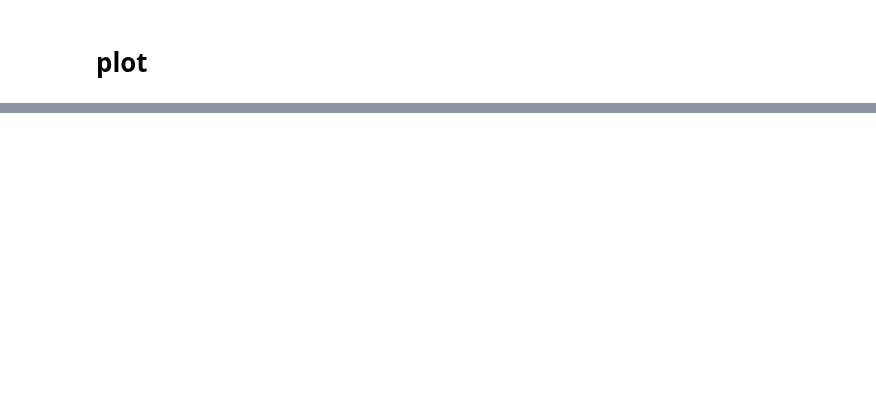
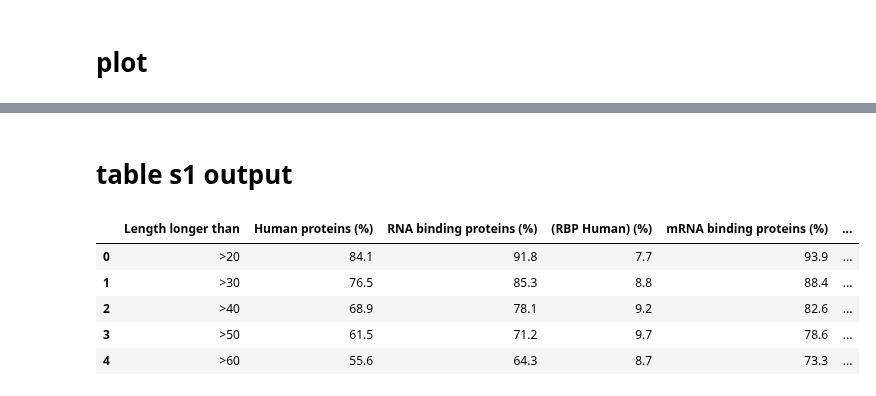
Before and after one commit to allmwh/the_return_of_the_rings, a Jupyter notebook: fig1_a.ipynb, the cells around one changed output, grey strips where cells are left out. Saved outputs shown, nothing was run; the diff lists cells and outputs as text; code cells hidden in the pictures; blank space fills up the shorter version.

```diff
--- a/fig1_a.ipynb
+++ b/fig1_a.ipynb
@@ -16,6 +16,7 @@ algorithm = "VL3-BA"
 #####CHANGE HERE#####
 # %%
 plot_subset = ['>30','>40','>50'] #'>20', '>30', '>40', '>50', '>60'
+table_s1_path = Path('./output/table_s1')
 # %% [markdown]
 # load data
 # %%
@@ -130,0 +132,21 @@ f.tight_layout()
+# %% [markdown]
+# table s1 output
+# %%
+df = pd.DataFrame()
+
+df["Length longer than"] = output["human"].keys()
+df["Human proteins (%)"] = output["human"].values()
+df["RNA binding proteins (%)"] = output["rbp"].values()
+df["(RBP Human) (%)"] = df["RNA binding proteins (%)"] - df['Human proteins (%)']
+df["mRNA binding proteins (%)"] = output["mrbp"].values()
+df["(mRBP Human) (%)"] = df["mRNA binding proteins (%)"] - df["Human proteins (%)"]
+
+df.to_excel(table_s1_path/"{}.xlsx".format(algorithm))
+df
+# %% [output]
+|  | Length longer than | Human proteins (%) | RNA binding proteins (%) | (RBP Human) (%) | mRNA binding proteins (%) | ... |
+| 0 | >20 | 84.1 | 91.8 | 7.7 | 93.9 | ... |
+| 1 | >30 | 76.5 | 85.3 | 8.8 | 88.4 | ... |
+| 2 | >40 | 68.9 | 78.1 | 9.2 | 82.6 | ... |
+| 3 | >50 | 61.5 | 71.2 | 9.7 | 78.6 | ... |
+| 4 | >60 | 55.6 | 64.3 | 8.7 | 73.3 | ... |
```
Also changed, not shown: parts of 9 cells of this notebook, 16 other files.
